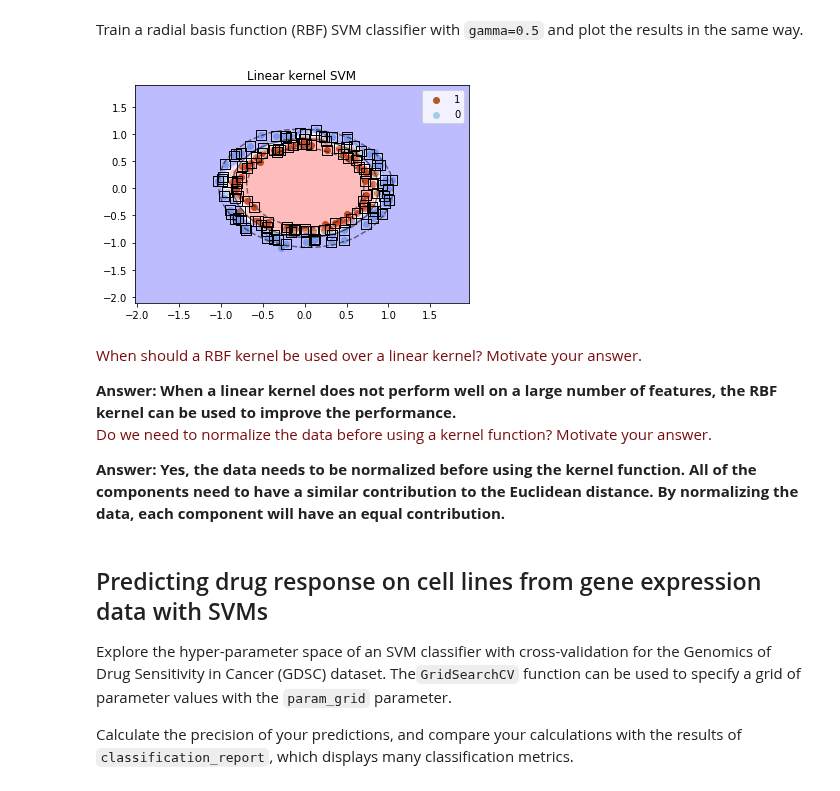
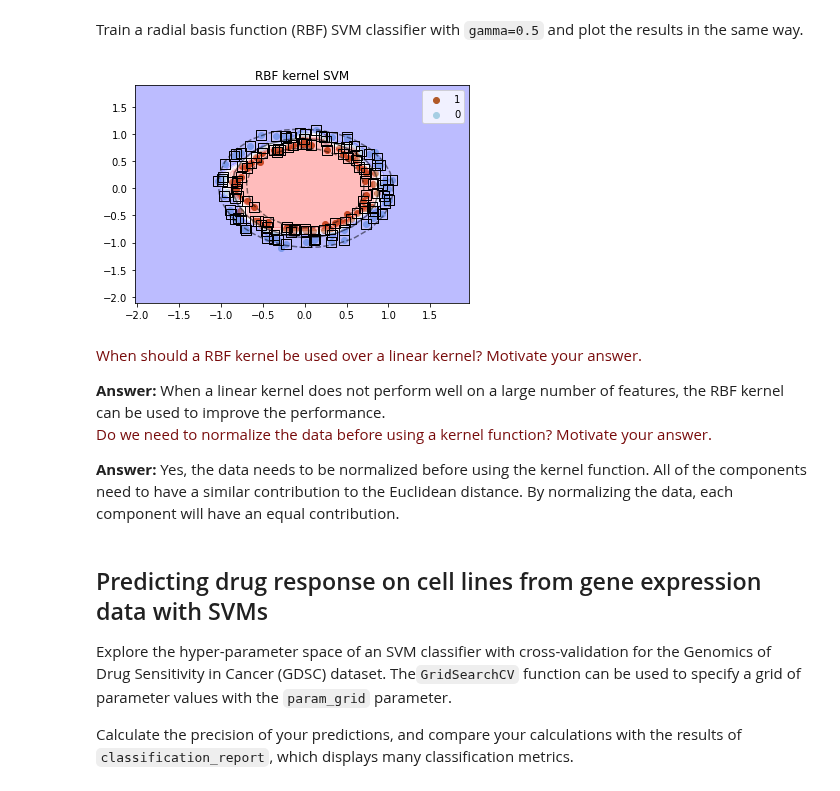
Before and after one commit to MirtheK/8dm50-machine-learning, a Jupyter notebook: practicals/week_6.ipynb, the cells around one changed output. Cells and saved outputs as stored; diff of their text form; code cells hidden in the pictures.

```diff
--- a/practicals/week_6.ipynb
+++ b/practicals/week_6.ipynb
@@ -158,40 +161,40 @@ ax.legend(loc='best')
 
 # plot the decision function
 # create grid to evaluate model
 x1_min, x1_max = X_train.iloc[:, 0].min() - 1, X_train.iloc[:, 0].max() + 1
 x2_min, x2_max = X_train.iloc[:, 1].min() - 1, X_train.iloc[:, 1].max() + 1
 
 XX, YY = np.meshgrid(np.arange(x1_min, x1_max, .2),
                      np.arange(x2_min, x2_max, .2))
 
 xy = np.vstack([XX.ravel(), YY.ravel()]).T
 Z = model.decision_function(xy).reshape(XX.shape)
 
 # plot decision boundary and margins
 ax.contour(XX, YY, Z, colors='k', levels=[-1, 0, 1], alpha=0.5,
            linestyles=['--', '-', '--'])
 
 # Establish the class for each point in the contour
 Z = model.predict(xy).reshape(XX.shape)
 
 # Visualization of the contour
 ax.contourf(XX, YY, Z, cmap='bwr', alpha=0.3)
 
 # plot support vectors, whose are responsible for building the margins
 ax.scatter(model.support_vectors_[:, 0], model.support_vectors_[:, 1], s=100,
            linewidth=1, facecolors='none', edgecolors='k', marker='s')
 
 ax.axis([x1_min, x1_max, x2_min, x2_max])
 plt.axis('tight')
-plt.title('Linear kernel SVM')
+plt.title('RBF kernel SVM')
 plt.show()
 # %% [output]
-[figure, old version]
+[figure, new version]
 # %% [markdown]
 <p><font color='#770a0a'>When should a RBF kernel be used over a linear kernel? Motivate your answer.</font></p>
-<b>Answer: When a linear kernel does not perform well on a large number of features, the RBF kernel can be used to improve the performance.</b>
+<b>Answer:</b> When a linear kernel does not perform well on a large number of features, the RBF kernel can be used to improve the performance.
 <p><font color='#770a0a'>Do we need to normalize the data before using a kernel function? Motivate your answer. </font></p>
-<b>Answer:  Yes, the data needs to be normalized before using the kernel function. All of the components need to have a similar contribution to the Euclidean distance. By normalizing the data, each component will have an equal contribution.</b>
+<b>Answer:</b> Yes, the data needs to be normalized before using the kernel function. All of the components need to have a similar contribution to the Euclidean distance. By normalizing the data, each component will have an equal contribution.
 # %% [markdown]
 ## Predicting drug response on cell lines from gene expression data with SVMs
 
```
Also changed, not shown: parts of 9 cells of this notebook.
